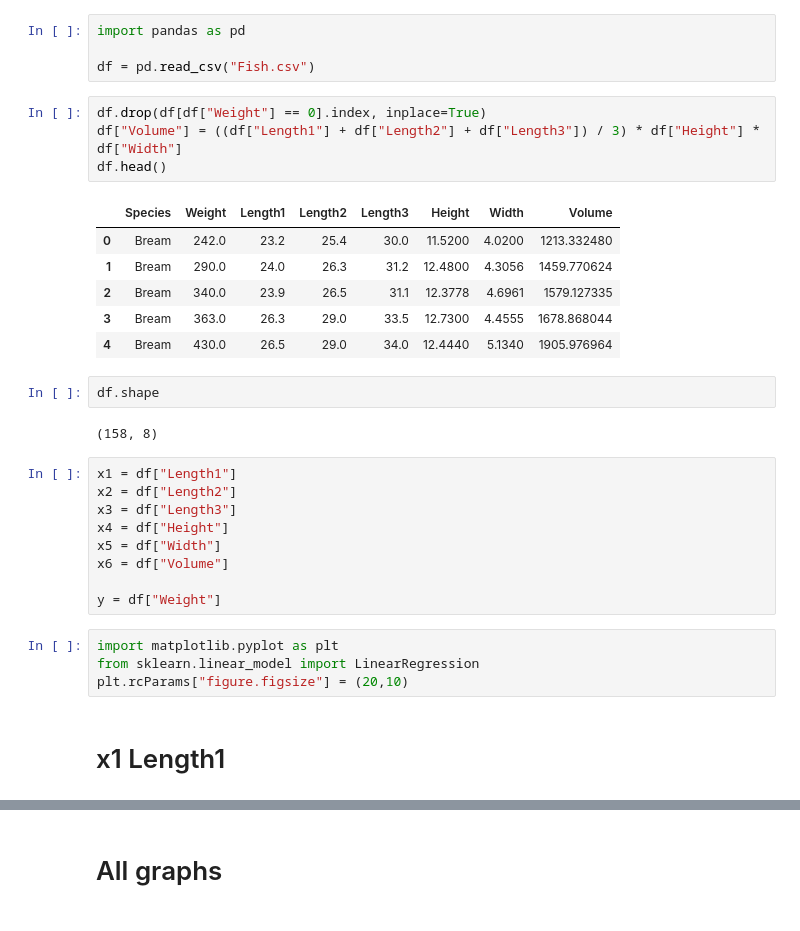
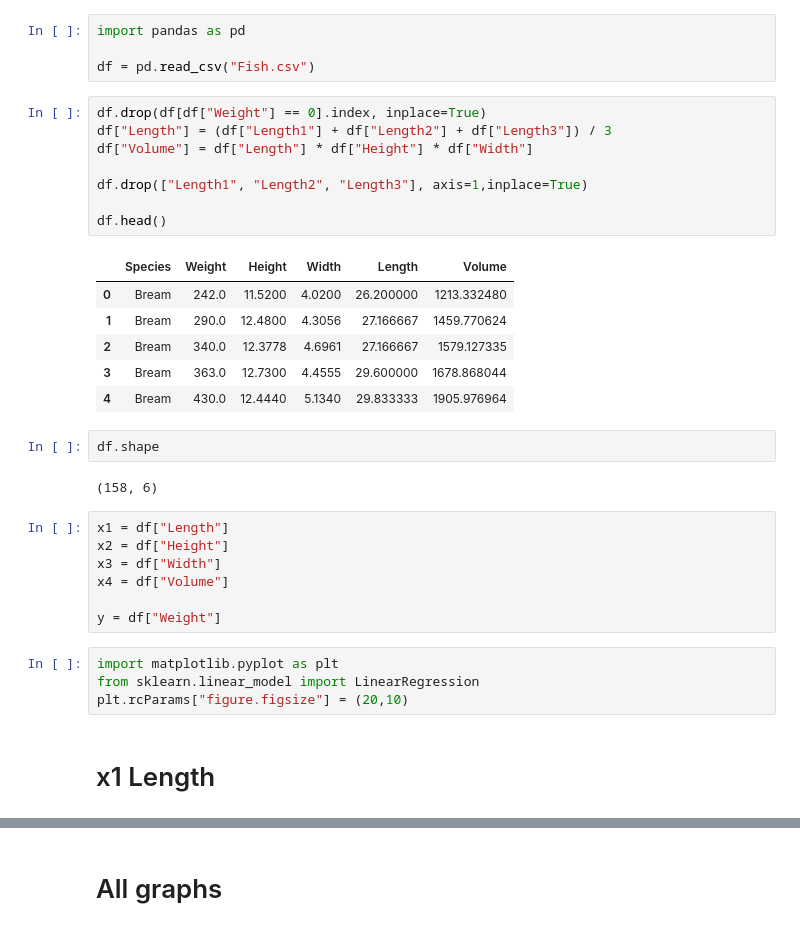
Before and after one commit to Sriram-bb63/Linear-regression, a Jupyter notebook: data_vis.ipynb, the cells around one changed output, grey strips where cells are left out. Cells and saved outputs as stored; diff of their text form.

```diff
--- a/data_vis.ipynb
+++ b/data_vis.ipynb
@@ -4,26 +4,28 @@ import pandas as pd
 df = pd.read_csv("Fish.csv")
 # %%
 df.drop(df[df["Weight"] == 0].index, inplace=True)
-df["Volume"] = ((df["Length1"] + df["Length2"] + df["Length3"]) / 3) * df["Height"] * df["Width"]
+df["Length"] = (df["Length1"] + df["Length2"] + df["Length3"]) / 3
+df["Volume"] = df["Length"] * df["Height"] * df["Width"]
+
+df.drop(["Length1", "Length2", "Length3"], axis=1,inplace=True)
+
 df.head()
 # %% [output]
-|  | Species | Weight | Length1 | Length2 | Length3 | Height | Width | Volume |
-| 0 | Bream | 242.0 | 23.2 | 25.4 | 30.0 | 11.5200 | 4.0200 | 1213.332480 |
-| 1 | Bream | 290.0 | 24.0 | 26.3 | 31.2 | 12.4800 | 4.3056 | 1459.770624 |
-| 2 | Bream | 340.0 | 23.9 | 26.5 | 31.1 | 12.3778 | 4.6961 | 1579.127335 |
-| 3 | Bream | 363.0 | 26.3 | 29.0 | 33.5 | 12.7300 | 4.4555 | 1678.868044 |
-| 4 | Bream | 430.0 | 26.5 | 29.0 | 34.0 | 12.4440 | 5.1340 | 1905.976964 |
+|  | Species | Weight | Height | Width | Length | Volume |
+| 0 | Bream | 242.0 | 11.5200 | 4.0200 | 26.200000 | 1213.332480 |
+| 1 | Bream | 290.0 | 12.4800 | 4.3056 | 27.166667 | 1459.770624 |
+| 2 | Bream | 340.0 | 12.3778 | 4.6961 | 27.166667 | 1579.127335 |
+| 3 | Bream | 363.0 | 12.7300 | 4.4555 | 29.600000 | 1678.868044 |
+| 4 | Bream | 430.0 | 12.4440 | 5.1340 | 29.833333 | 1905.976964 |
 # %%
 df.shape
 # %% [output]
-(158, 8)
+(158, 6)
 # %%
-x1 = df["Length1"]
-x2 = df["Length2"]
-x3 = df["Length3"]
-x4 = df["Height"]
-x5 = df["Width"]
-x6 = df["Volume"]
+x1 = df["Length"]
+x2 = df["Height"]
+x3 = df["Width"]
+x4 = df["Volume"]
 
 y = df["Weight"]
 # %%
@@ -31,7 +33,7 @@ import matplotlib.pyplot as plt
 from sklearn.linear_model import LinearRegression
 plt.rcParams["figure.figsize"] = (20,10)
 # %% [markdown]
-# x1 Length1
+# x1 Length
 # %%
 x1 = pd.DataFrame(x1)
 
```
Also changed, not shown: parts of 19 cells of this notebook.
